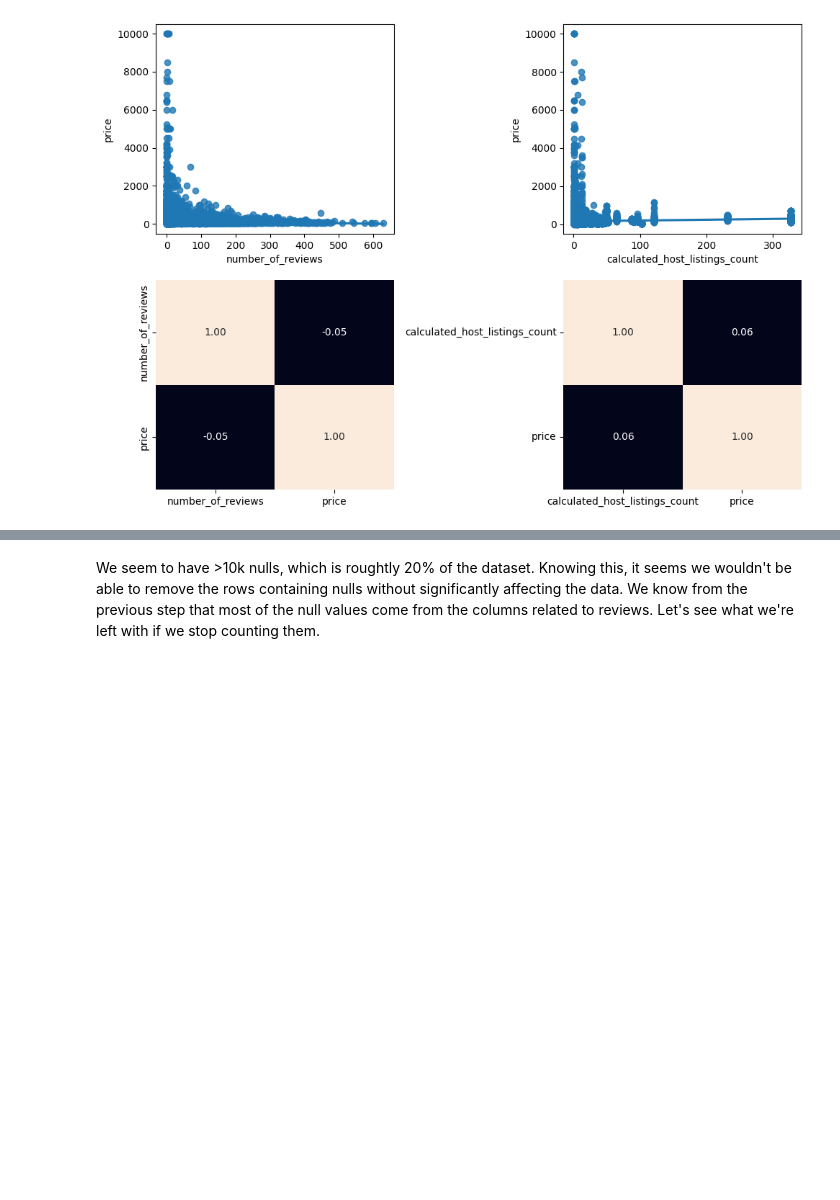
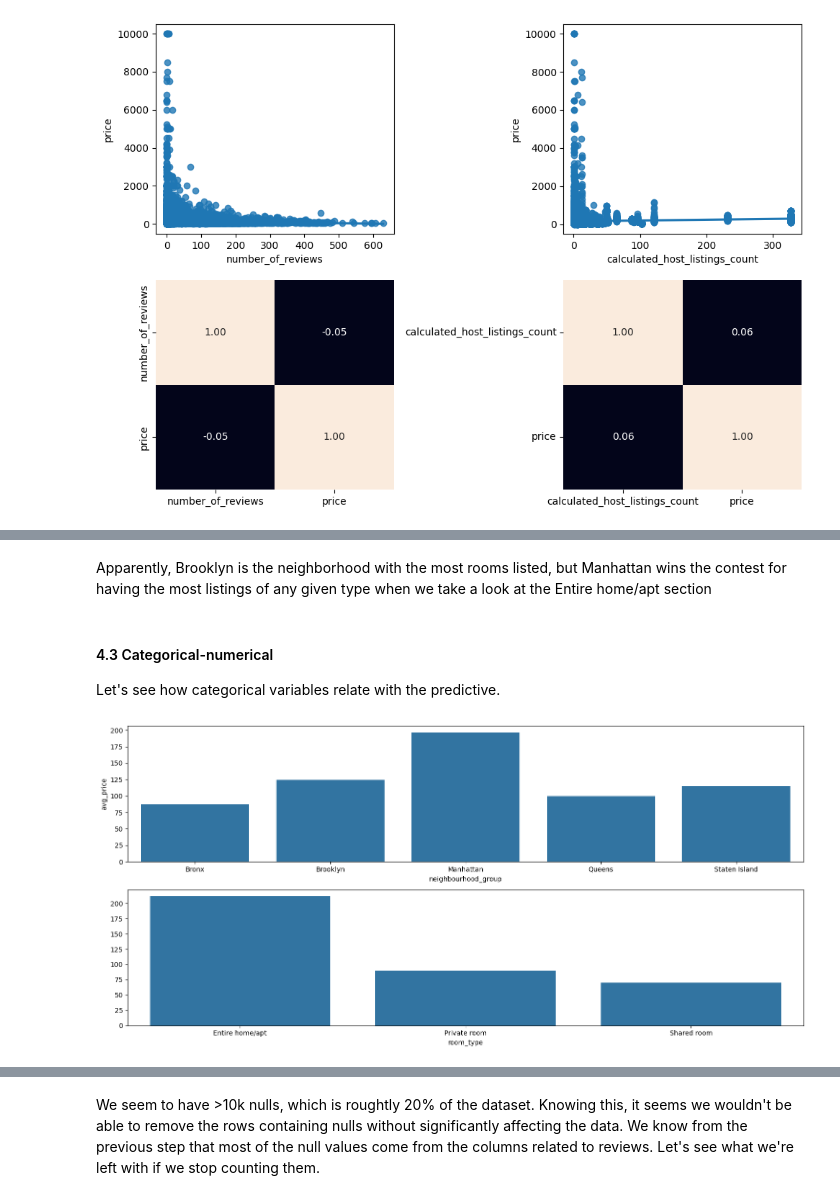
Before and after one commit to ElGuayaba/machine-learning-python-template, a Jupyter notebook: src/explore.ipynb, the cells around one changed output, grey strips where cells are left out. Saved outputs shown, nothing was run; the diff lists cells and outputs as text; code cells hidden in the pictures; blank space fills up the shorter version.

```diff
--- a/src/explore.ipynb
+++ b/src/explore.ipynb
@@ -216,0 +236,19 @@ plt.show()
+# %% [markdown]
+Apparently, Brooklyn is the neighborhood with the most rooms listed, but Manhattan wins the contest for having the most listings of any given type when we take a look at the Entire home/apt section
+# %% [markdown]
+#### 4.3 Categorical-numerical
+Let's see how categorical variables relate with the predictive.
+# %%
+abnb_data_avg_price1 = abnb_data.groupby(['neighbourhood_group'])['price'].mean().reset_index(name='avg_price')
+abnb_data_avg_price2 = abnb_data.groupby(['room_type'])['price'].mean().reset_index(name='avg_price')
+
+fig, axis = plt.subplots(2, figsize = (15, 7))
+
+sns.barplot(ax = axis[0], data = abnb_data_avg_price1, x = "neighbourhood_group", y = abnb_data_avg_price1["avg_price"])
+sns.barplot(ax = axis[1], data = abnb_data_avg_price2, x = "room_type", y = abnb_data_avg_price2["avg_price"]).set(ylabel = None)
+
+plt.tight_layout()
+
+plt.show()
+# %% [output]
+[figure, added]
```
Also changed, not shown: parts of 43 cells of this notebook.
